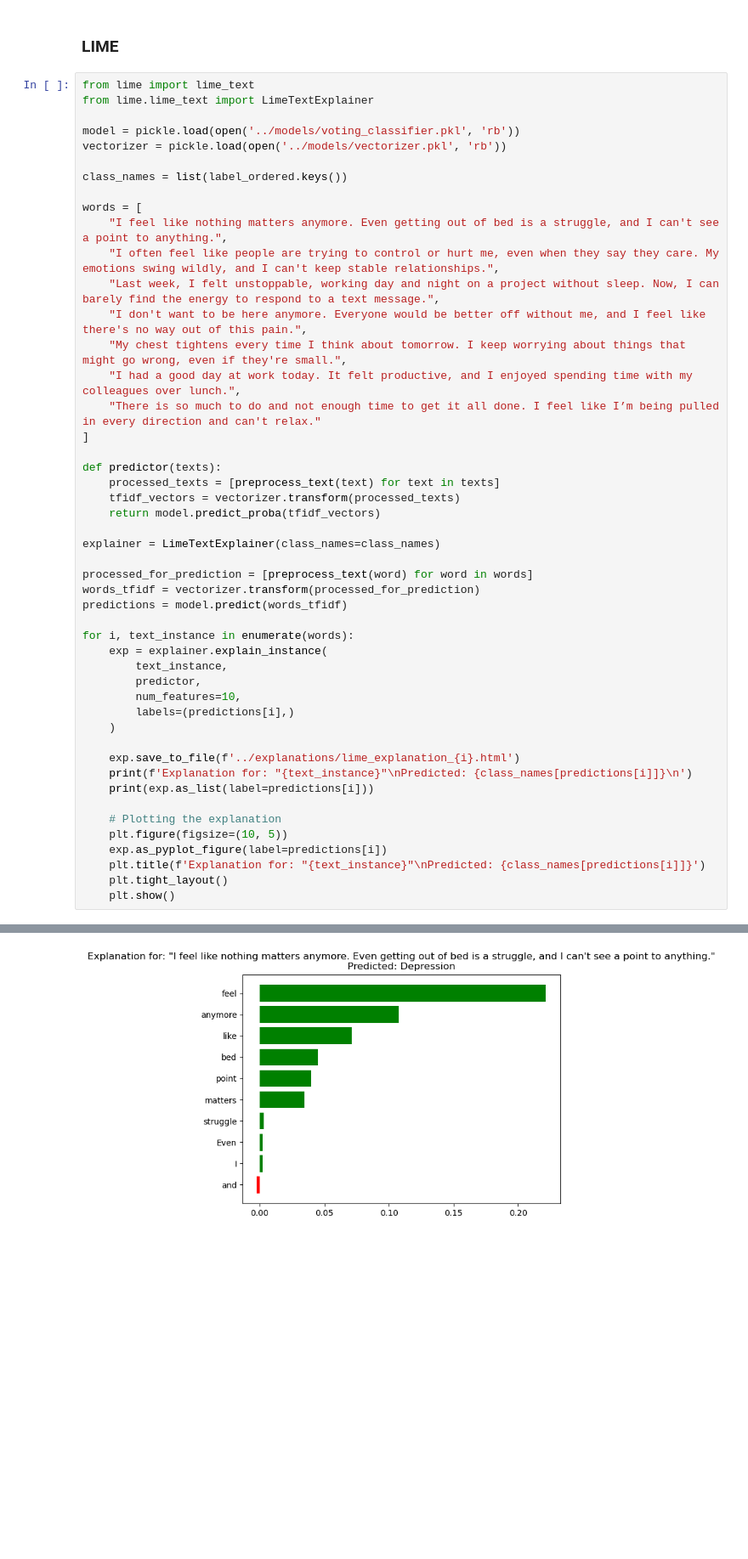
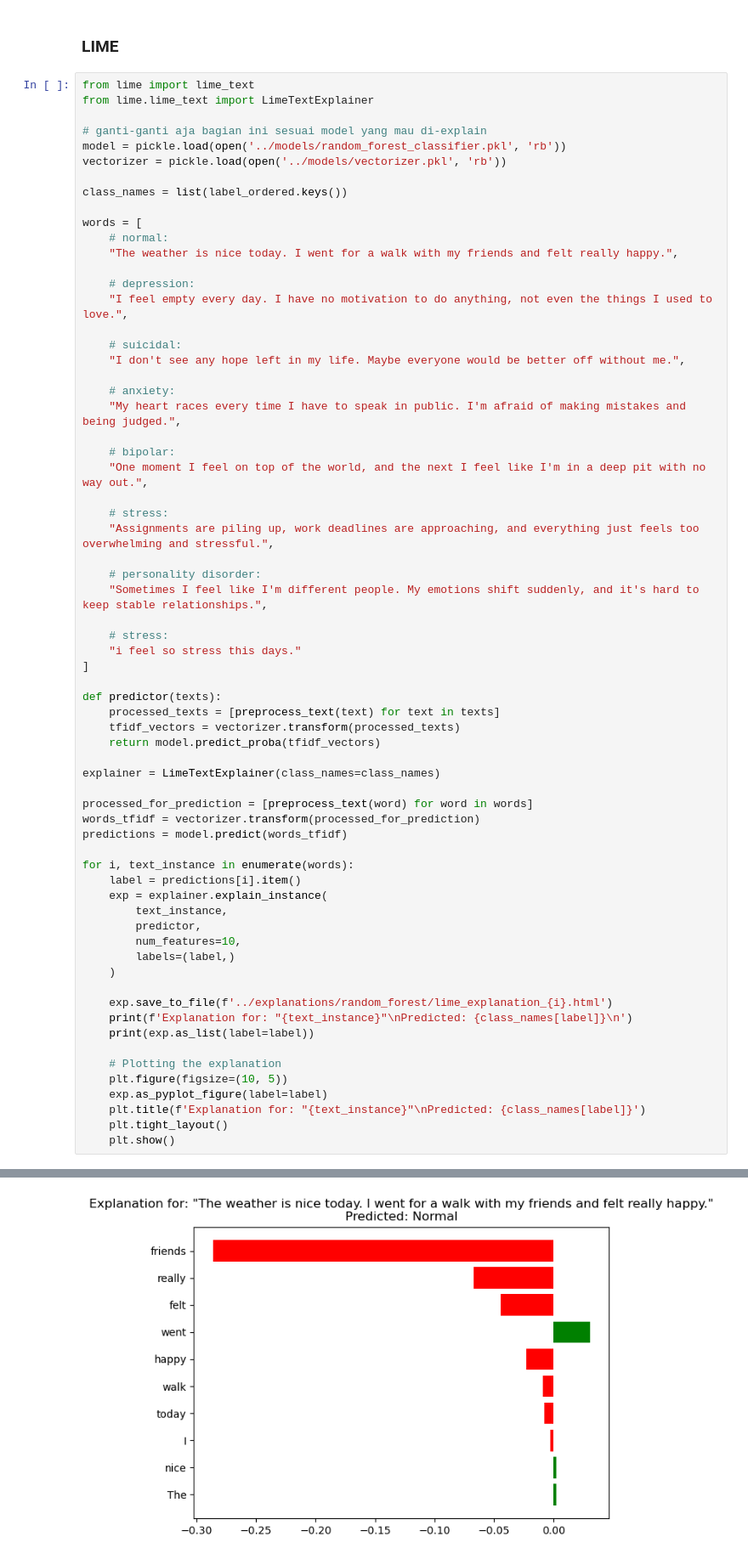
Before and after one commit to williamtheodoruswijaya/xai-mental-illness-classification, a Jupyter notebook: notebooks/01_ensemble_approach.ipynb, the cells around one changed output, grey strips where cells are left out. Shown at 85% size. Saved outputs shown, nothing was run; the diff lists cells and outputs as text; blank space fills up the shorter version.

```diff
--- a/notebooks/01_ensemble_approach.ipynb
+++ b/notebooks/01_ensemble_approach.ipynb
@@ -411,19 +421,36 @@ with open("../models/vectorizer.pkl", "wb") as f:
 from lime import lime_text
 from lime.lime_text import LimeTextExplainer
 
-model = pickle.load(open('../models/voting_classifier.pkl', 'rb'))
+# ganti-ganti aja bagian ini sesuai model yang mau di-explain
+model = pickle.load(open('../models/random_forest_classifier.pkl', 'rb'))
 vectorizer = pickle.load(open('../models/vectorizer.pkl', 'rb'))
 
 class_names = list(label_ordered.keys())
 
 words = [
-    "I feel like nothing matters anymore. Even getting out of bed is a struggle, and I can't see a point to anything.",
-    "I often feel like people are trying to control or hurt me, even when they say they care. My emotions swing wildly, and I can't keep stable relationships.",
-    "Last week, I felt unstoppable, working day and night on a project without sleep. Now, I can barely find the energy to respond to a text message.",
-    "I don't want to be here anymore. Everyone would be better off without me, and I feel like there's no way out of this pain.",
-    "My chest tightens every time I think about tomorrow. I keep worrying about things that might go wrong, even if they're small.",
-    "I had a good day at work today. It felt productive, and I enjoyed spending time with my colleagues over lunch.",
-    "There is so much to do and not enough time to get it all done. I feel like I’m being pulled in every direction and can't relax."
+    # normal:
+    "The weather is nice today. I went for a walk with my friends and felt really happy.",
+
+    # depression:
+    "I feel empty every day. I have no motivation to do anything, not even the things I used to love.",
+
+    # suicidal:
+    "I don't see any hope left in my life. Maybe everyone would be better off without me.",
+
+    # anxiety:
+    "My heart races every time I have to speak in public. I'm afraid of making mistakes and being judged.",
+
+    # bipolar:
+    "One moment I feel on top of the world, and the next I feel like I'm in a deep pit with no way out.",
+
+    # stress:
+    "Assignments are piling up, work deadlines are approaching, and everything just feels too overwhelming and stressful.",
+
+    # personality disorder:
+    "Sometimes I feel like I'm different people. My emotions shift suddenly, and it's hard to keep stable relationships.",
+
+    # stress:
+    "i feel so stress this days."
 ]
 
 def predictor(texts):
@@ -438,21 +465,22 @@ words_tfidf = vectorizer.transform(processed_for_prediction)
 predictions = model.predict(words_tfidf)
 
 for i, text_instance in enumerate(words):
+    label = predictions[i].item()
     exp = explainer.explain_instance(
         text_instance,
         predictor,
         num_features=10,
-        labels=(predictions[i],)
+        labels=(label,)
     )
 
-    exp.save_to_file(f'../explanations/lime_explanation_{i}.html')
-    print(f'Explanation for: "{text_instance}"\nPredicted: {class_names[predictions[i]]}\n')
-    print(exp.as_list(label=predictions[i]))
+    exp.save_to_file(f'../explanations/random_forest/lime_explanation_{i}.html')
+    print(f'Explanation for: "{text_instance}"\nPredicted: {class_names[label]}\n')
+    print(exp.as_list(label=label))
 
     # Plotting the explanation
     plt.figure(figsize=(10, 5))
-    exp.as_pyplot_figure(label=predictions[i])
-    plt.title(f'Explanation for: "{text_instance}"\nPredicted: {class_names[predictions[i]]}')
+    exp.as_pyplot_figure(label=label)
+    plt.title(f'Explanation for: "{text_instance}"\nPredicted: {class_names[label]}')
     plt.tight_layout()
     plt.show()
 # %% [output]
@@ -463,2 +491,2 @@ Predicted: Depression
 <Figure size 1000x500 with 0 Axes>
-[figure, old version]
+[figure, new version]
```
Also changed, not shown: parts of 6 cells of this notebook, 24 other files.
